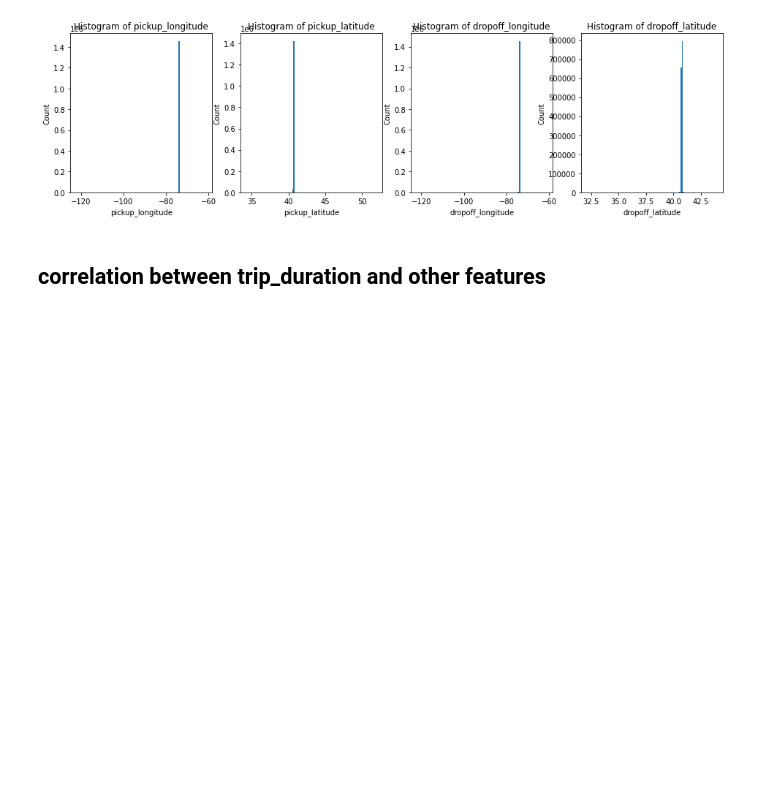
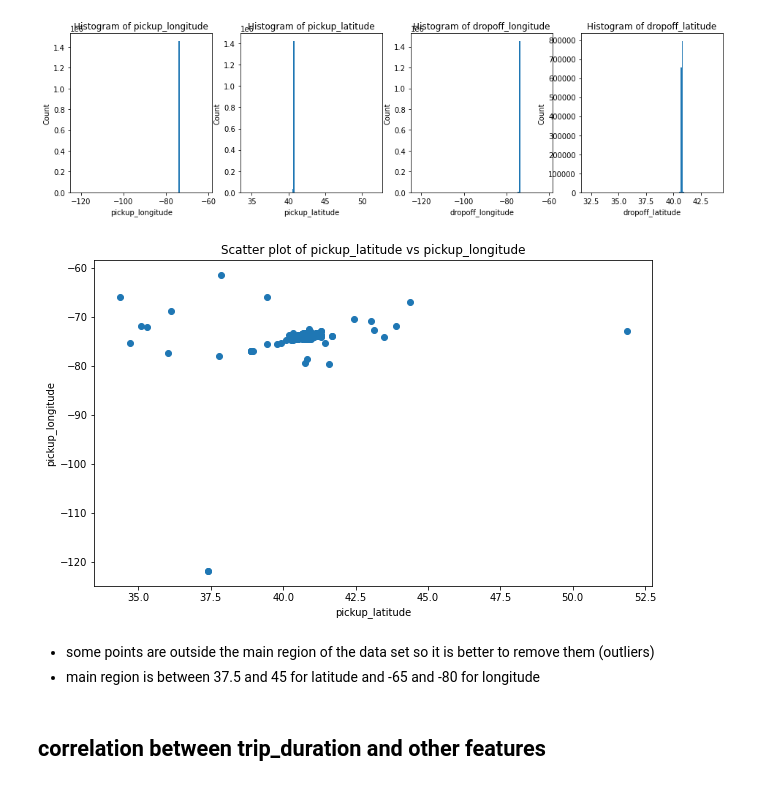
Before and after one commit to yousefelmahdy/Taxi-Trip-Duration-BD, a Jupyter notebook: EDA.ipynb, the cells around one changed output. Cells and saved outputs as stored; diff of their text form; code cells hidden in the pictures; blank space fills up the shorter version.

```diff
--- a/EDA.ipynb
+++ b/EDA.ipynb
@@ -111,6 +111,14 @@ def numerical_histogram_columns(data, columns):
         axs[i].set_xlabel(columns[i])
         axs[i].set_ylabel('Count')
     plt.show()
+
+def scatter_plot(data, x, y):
+    plt.figure(figsize=(10, 6))
+    plt.scatter(data[x], data[y])
+    plt.xlabel(x)
+    plt.ylabel(y)
+    plt.title('Scatter plot of '+x+' vs '+y)
+    plt.show()
 # %% [markdown]
 ## vendor_id
 # %%
@@ -183,6 +191,13 @@ Name: trip_duration_hours, dtype: object
 numerical_histogram_columns(train_df, ["pickup_longitude", "pickup_latitude", "dropoff_longitude", "dropoff_latitude"])
 # %% [output]
 [figure]
+# %%
+scatter_plot(train_df, "pickup_latitude", "pickup_longitude")
+# %% [output]
+[figure, added]
+# %% [markdown]
+* some points are outside the main region of the data set so it is better to remove them (outliers)
+* main region is between 37.5 and 45 for latitude and -65 and -80 for longitude
 # %% [markdown]
 ## correlation between trip_duration and other features
 # %%
```
Also changed, not shown: parts of 4 cells of this notebook.
